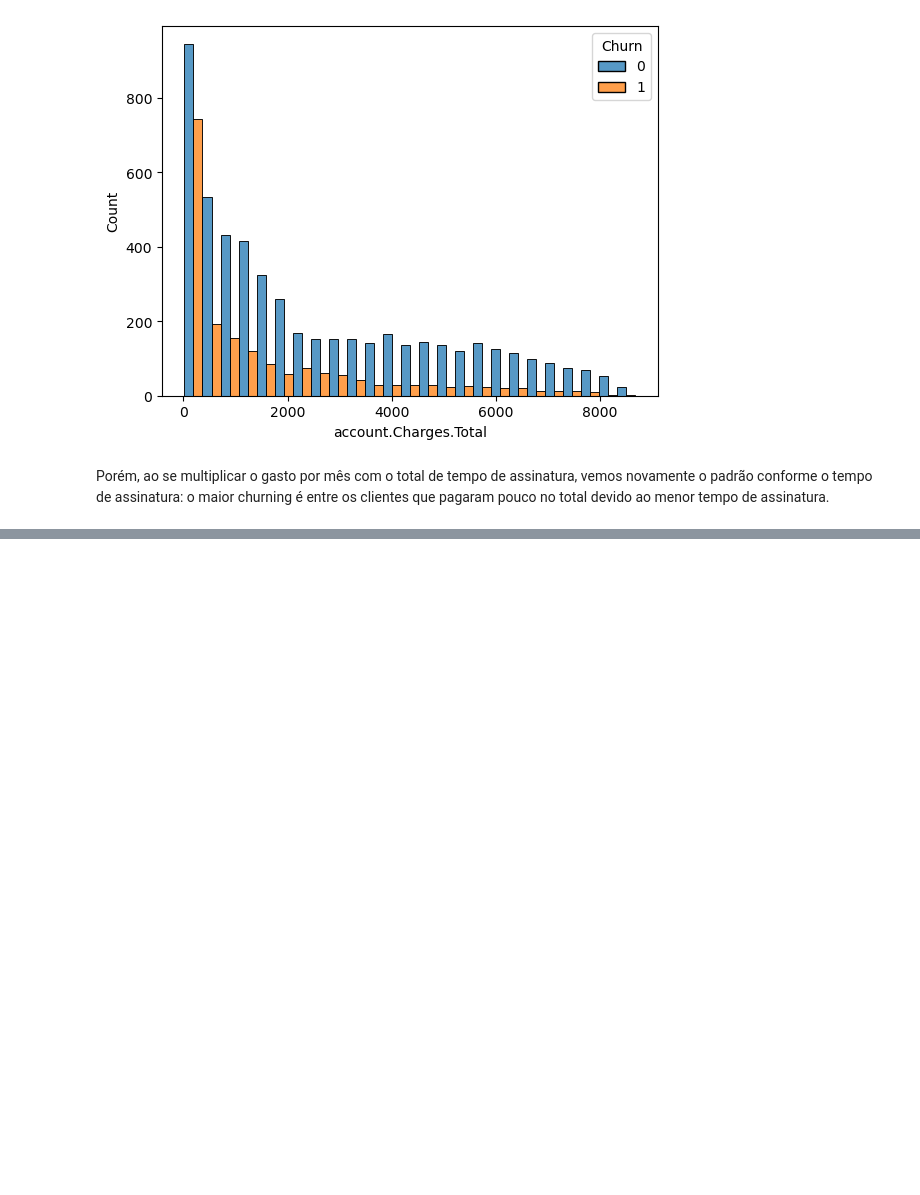
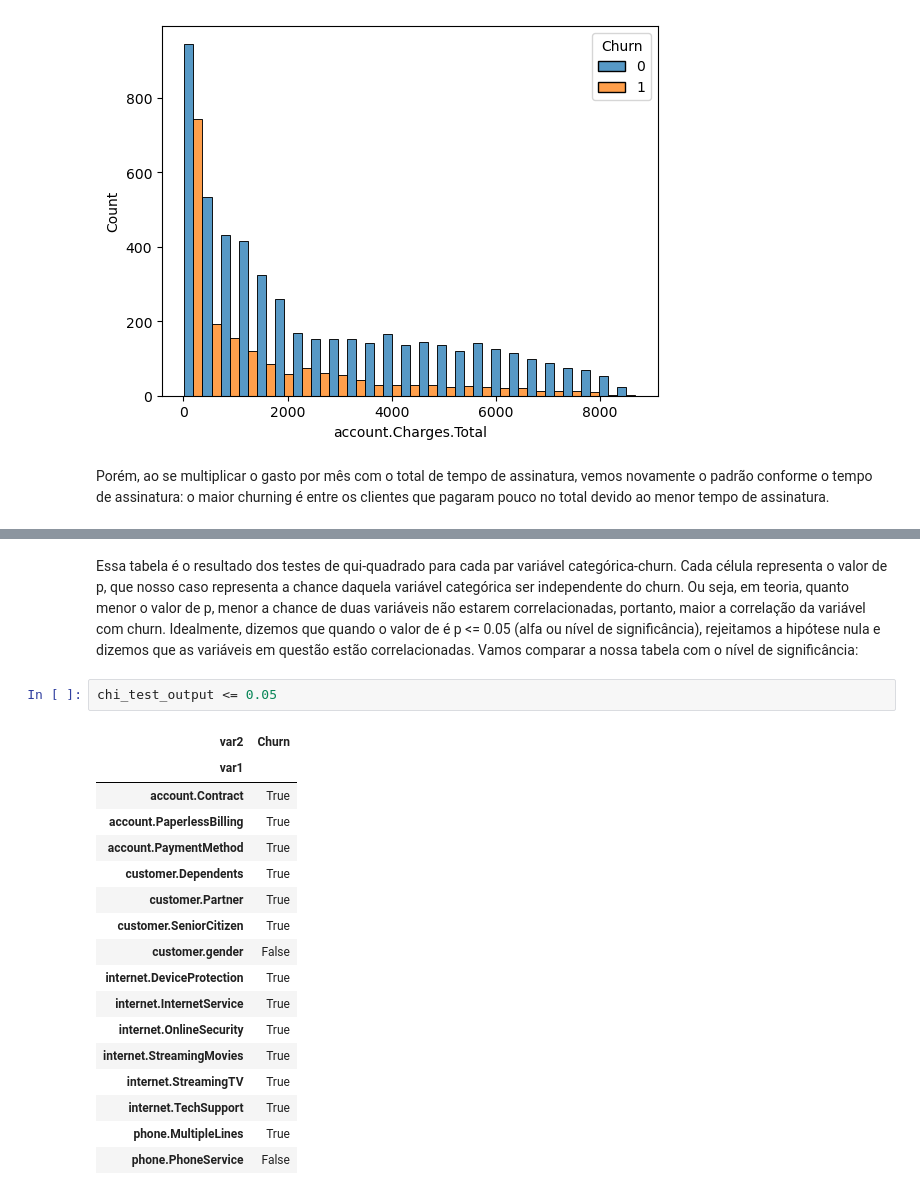
Before and after one commit to RPGraciotti/Novexus_alura_challenge, a Jupyter notebook: notebook_projeto.ipynb, the cells around one changed output, grey strips where cells are left out. Cells and saved outputs as stored; diff of their text form; blank space fills up the shorter version.

```diff
--- a/notebook_projeto.ipynb
+++ b/notebook_projeto.ipynb
@@ -718,0 +779,22 @@ Porém, ao se multiplicar o gasto por mês com o total de tempo de assinatura, v
+# %% [markdown]
+Essa tabela é o resultado dos testes de qui-quadrado para cada par variável categórica-churn. Cada célula representa o valor de p, que nosso caso representa a chance daquela variável categórica ser independente do churn. Ou seja, em teoria, quanto menor o valor de p, menor a chance de duas variáveis não estarem correlacionadas, portanto, maior a correlação da variável com churn. Idealmente, dizemos que quando o valor de é p <= 0.05 (alfa ou nível de significância), rejeitamos a hipótese nula e dizemos que as variáveis em questão estão correlacionadas. Vamos comparar a nossa tabela com o nível de significância:
+# %%
+chi_test_output <= 0.05
+# %% [output]
+| var2 | Churn |
+| var1 |  |
+| account.Contract | True |
+| account.PaperlessBilling | True |
+| account.PaymentMethod | True |
+| customer.Dependents | True |
+| customer.Partner | True |
+| customer.SeniorCitizen | True |
+| customer.gender | False |
+| internet.DeviceProtection | True |
+| internet.InternetService | True |
+| internet.OnlineSecurity | True |
+| internet.StreamingMovies | True |
+| internet.StreamingTV | True |
+| internet.TechSupport | True |
+| phone.MultipleLines | True |
+| phone.PhoneService | False |
```
Also changed, not shown: parts of 11 cells of this notebook.
